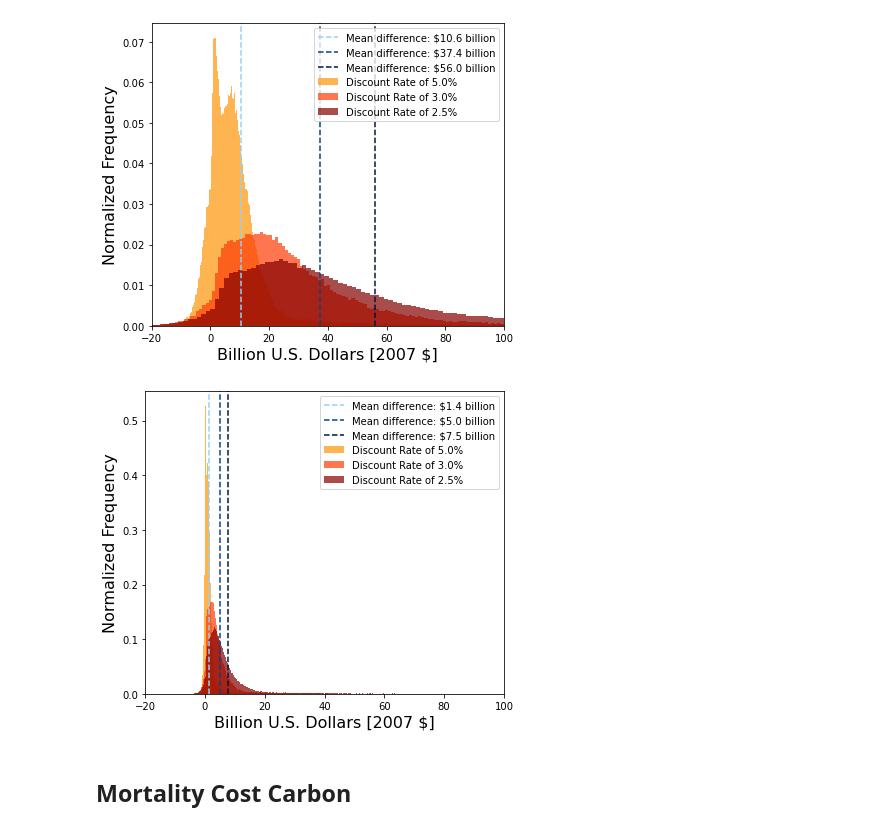
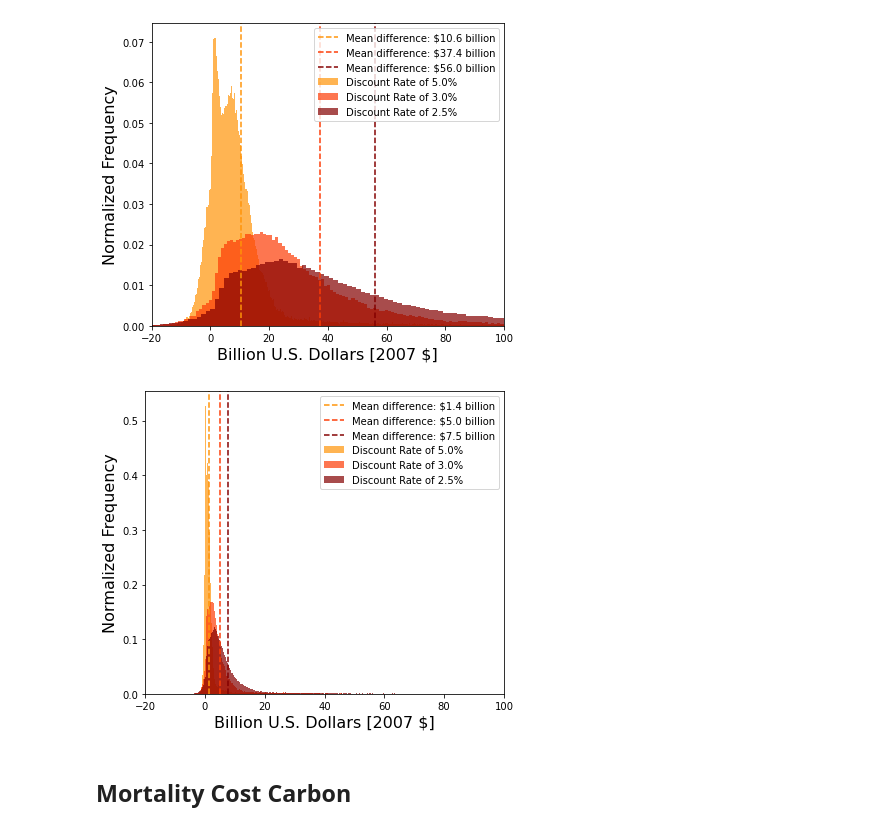
Before and after one commit to lfreese/us-ego, a Jupyter notebook: ego_nonuclear_project/9_social_cost_carbon.ipynb, the cells around one changed output. Drawn from its saved outputs; the diff is of its cells as text; code cells hidden in the pictures.

```diff
--- a/ego_nonuclear_project/9_social_cost_carbon.ipynb
+++ b/ego_nonuclear_project/9_social_cost_carbon.ipynb
@@ -48,27 +28,27 @@ df_nonuc_coal_dif = (df*dif_coal_CO2)
 # %%
 #### plot our SCC by discount rate ####
 colors = ["tangerine","red orange",'dark red']
-colors_mean = ["light blue","twilight blue",'navy']
+#colors_mean = ["light blue","twilight blue",'navy']
 bin_vals = [100.,1000.]
 
 for df, nm in zip([df_nonuc_dif, df_nonuc_coal_dif],['nonuc','nonuc_coal']):
     fig, axes = plt.subplots(1,1, figsize=[6,5],)
     for idx_c, scc in enumerate(['5.0%','3.0%','2.5%']):
         x = df.loc[(scc, 'CO2')].values.flatten()*1e-9 #drop the levels for model, scenario type, choose 2010 levels
         mean = x.mean()
         n, bins, patches = plt.hist(x=x, bins='auto', color=sns.xkcd_palette(colors)[idx_c],label = f'Discount Rate of {scc}',
                                 alpha=0.7, density = True)
-        plt.axvline(mean, color=sns.xkcd_palette(colors_mean)[idx_c], linestyle='--', label = f'Mean difference: ${np.round(mean,1)} billion')
+        plt.axvline(mean, color=sns.xkcd_palette(colors)[idx_c], linestyle='--', label = f'Mean difference: ${np.round(mean,1)} billion')
         plt.legend()
         #plt.title(f'Monetized Social Impact', fontsize = 20)
         plt.xlabel('Billion U.S. Dollars [2007 $]', fontsize = 16)
         plt.ylabel('Normalized Frequency', fontsize = 16)
         plt.xlim(-20,100)
     plt.tight_layout()
     plt.savefig(f'Figures/scc_{nm}.png', dpi = 150, bbox_inches = 'tight')
 # %% [output]
-[figure, old version]
+[figure, new version]
-[figure, old version]
+[figure, new version]
 # %% [markdown]
 ## Mortality Cost Carbon
 # %%
```
Also changed, not shown: parts of 1 cell of this notebook, 4 other files.
